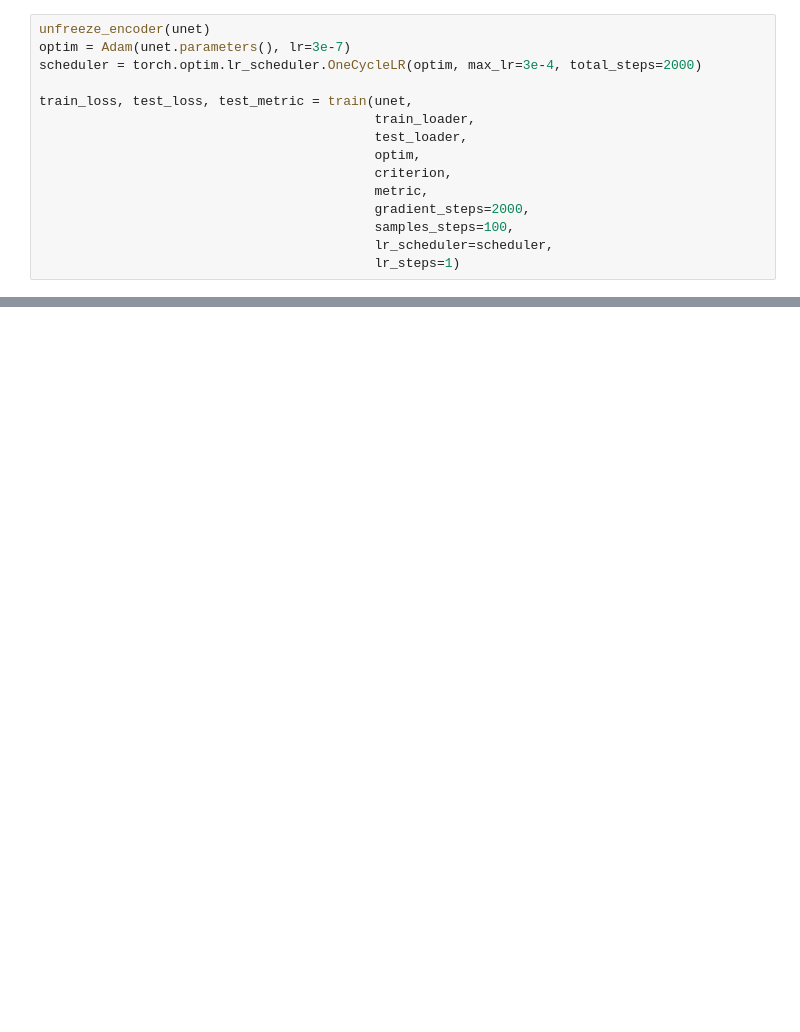
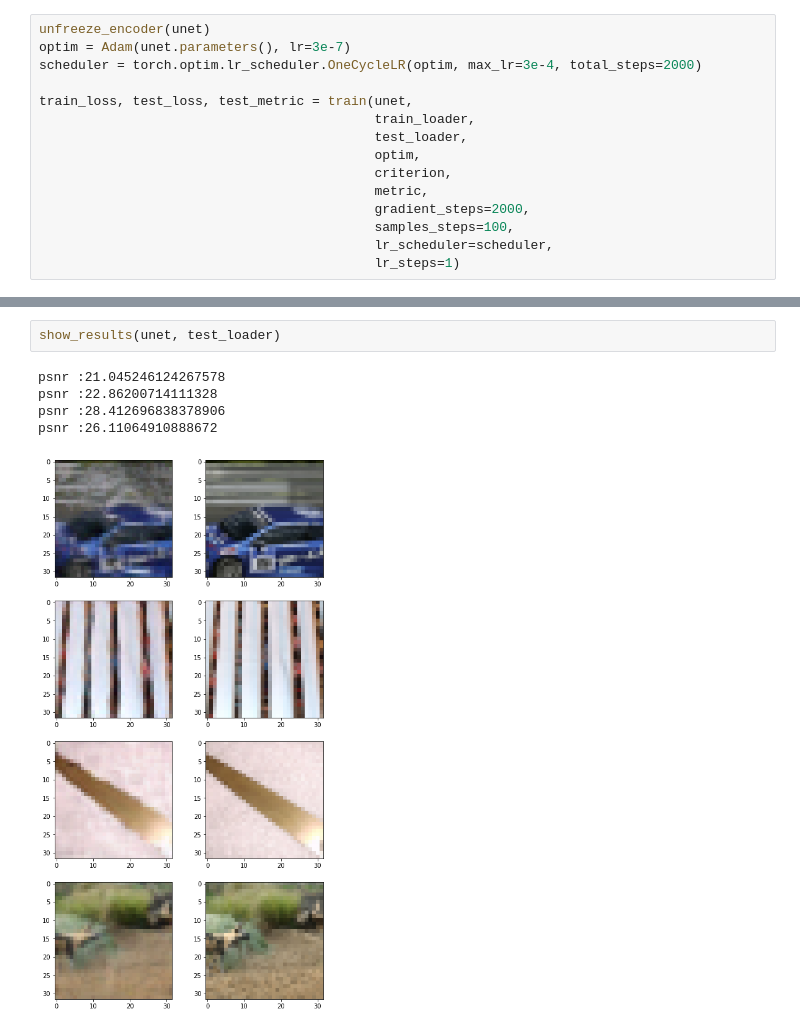
Before and after one commit to thurgarion2/noise2noise, a Jupyter notebook: _test_unetresnet.ipynb, the cells around one changed output, grey strips where cells are left out. Cells and saved outputs as stored; diff of their text form; blank space fills up the shorter version.

```diff
--- a/_test_unetresnet.ipynb
+++ b/_test_unetresnet.ipynb
@@ -124,0 +184,8 @@ psnr :20.077064514160156
+# %%
+show_results(unet, test_loader)
+# %% [output]
+psnr :21.045246124267578
+psnr :22.86200714111328
+psnr :28.412696838378906
+psnr :26.11064910888672
+[figure, added]
```
Also changed, not shown: parts of 17 cells of this notebook, 1 other file.
